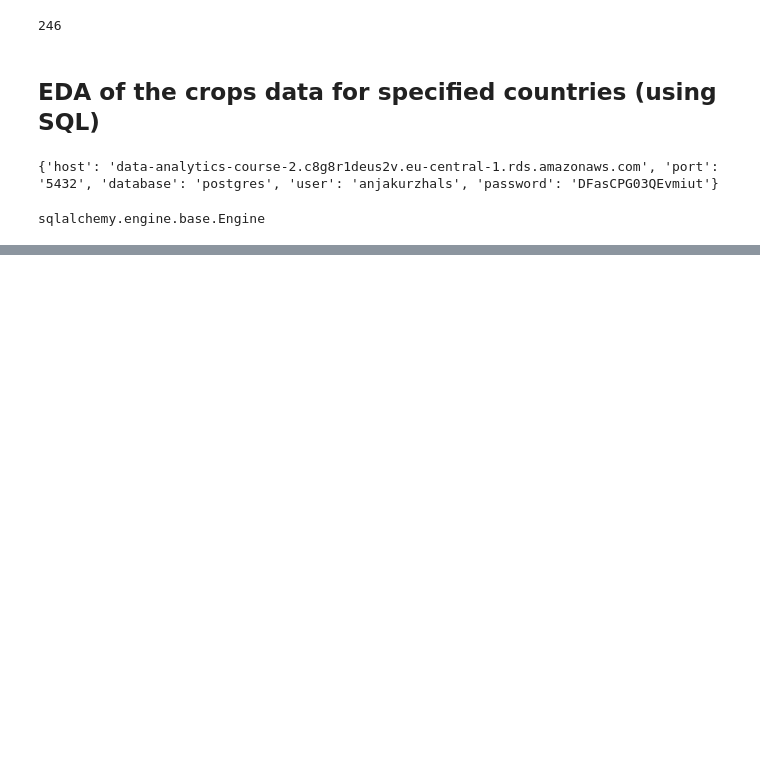
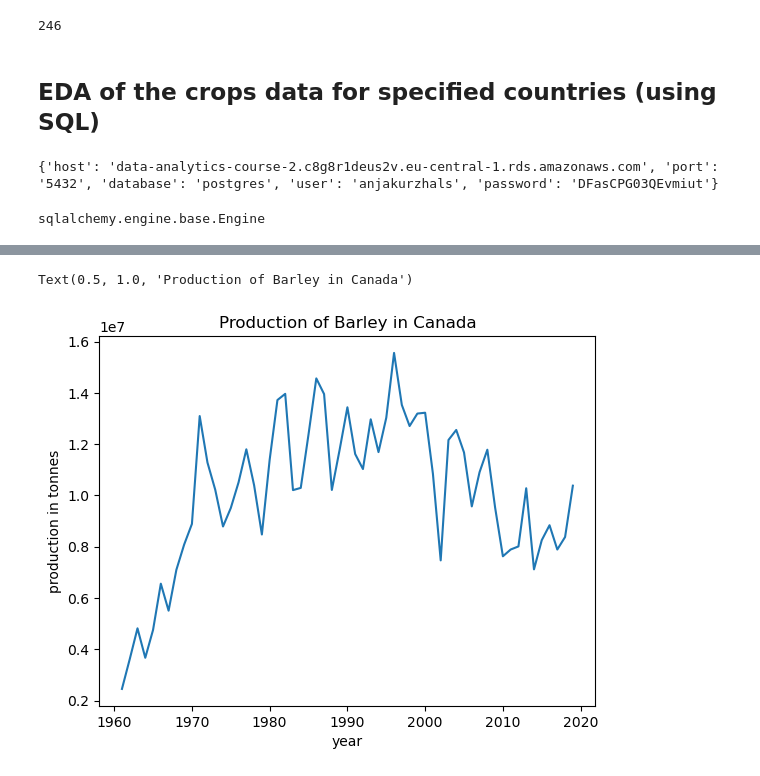
Before and after one commit to ElnazSaeidi/capstone-project-AEJS, a Jupyter notebook: Crop_Data_Anja.ipynb, the cells around one changed output, grey strips where cells are left out. Cells and saved outputs as stored; diff of their text form; code cells hidden in the pictures; blank space fills up the shorter version.

```diff
--- a/Crop_Data_Anja.ipynb
+++ b/Crop_Data_Anja.ipynb
@@ -141,7 +142,7 @@ def get_dataframe(sql_query):
     engine = sqlalchemy.create_engine('postgresql://user:pass@host/database',
                         connect_args= sql_config# use dictionary with config details
                         )
-    print(pd.read_sql_query(sql_query, con=engine))
+    return pd.read_sql_query(sql_query, con=engine)
 # %%
 sql_query=f'select count(*) from {schema}.crops_all_data;'
 get_dataframe(sql_query)
@@ -208,0 +205,5 @@ AttributeError: 'NoneType' object has no attribute 'drop'
+# %%
+#dropping columns and renaming columns
+#prod_canada=prod_canada.drop(['Area','Element'], axis='columns')
+prod_canada=prod_canada.rename(columns={'Item':'item','Value':'value','Year Code':'year'})
+prod_canada
@@ -208,0 +305,6 @@ AttributeError: 'NoneType' object has no attribute 'drop'
+# %%
+# Analysing the production of Barley, oats and maize over the time in canada
+
+prod_can_barley=prod_canada[prod_canada['item']=='Barley']
+
+prod_can_barley.info()
@@ -208,0 +322,19 @@ AttributeError: 'NoneType' object has no attribute 'drop'
+# %%
+x_vals=prod_can_barley['year']
+y_vals=prod_can_barley['value']
+plt.plot(x_vals,y_vals)
+plt.xlabel('year')
+plt.ylabel('production in tonnes')
+plt.title('Production of Barley in Canada')
+
+#fig, axes = plt.subplots(1, 3, figsize=(20, 10))
+
+
+#axes[0][0].plot(prod_can_barley['year'], prod_can_barley['value'])
+# axes[0][0].set_xticklabels(prod_can_barley['year'].astype(str)[::4], rotation=60)
+# axes[0][0].set_title('Barley')
+# axes[0][0].set_ylim(0,60000)
+# axes[0][0].set_ylabel('production in tonnes')
+# %% [output]
+Text(0.5, 1.0, 'Production of Barley in Canada')
+[figure, added]
```
Also changed, not shown: parts of 11 cells of this notebook.
